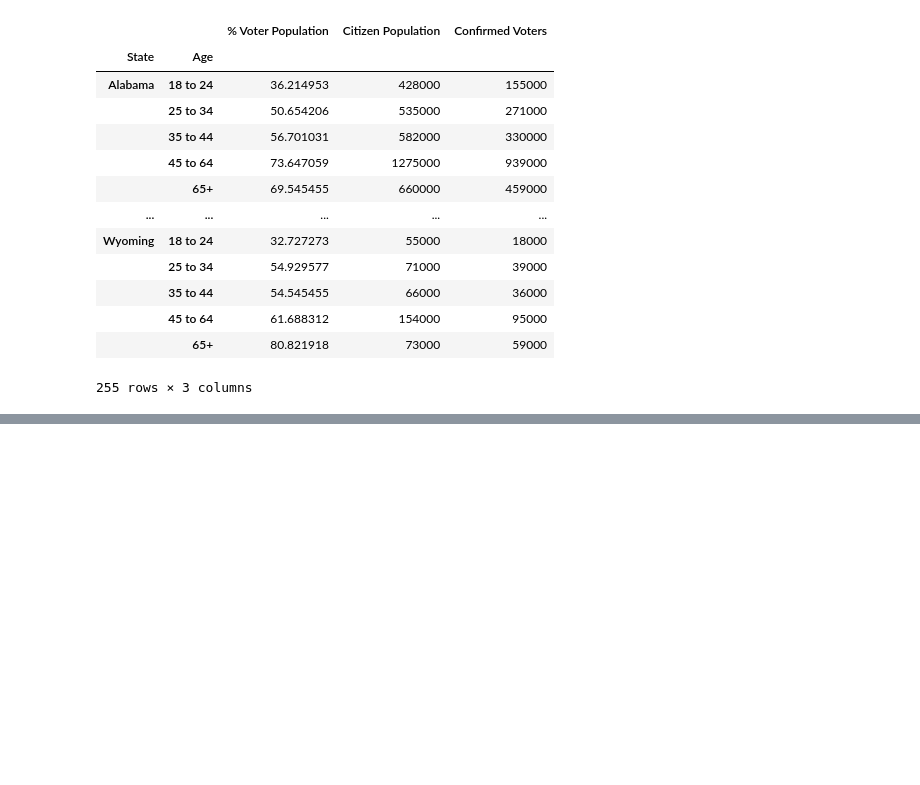
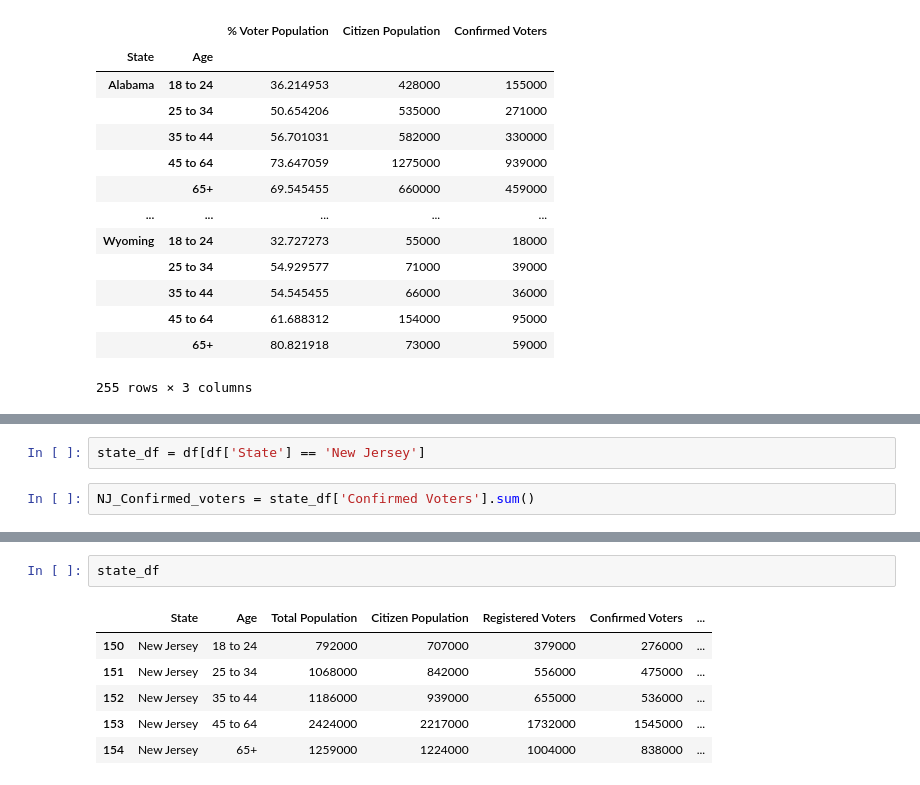
Before and after one commit to JeffreyAsuncion/Data_Analysis_2012_US_Voter_Data, a Jupyter notebook: US_Voter_2012.ipynb, the cells around one changed output, grey strips where cells are left out. Saved outputs shown, nothing was run; the diff lists cells and outputs as text; blank space fills up the shorter version.

```diff
--- a/US_Voter_2012.ipynb
+++ b/US_Voter_2012.ipynb
@@ -305,0 +359,4 @@ pivot2
+# %%
+state_df = df[df['State'] == 'New Jersey']
+# %%
+NJ_Confirmed_voters = state_df['Confirmed Voters'].sum()
@@ -305,0 +378,9 @@ pivot2
+# %%
+state_df
+# %% [output]
+|  | State | Age | Total Population | Citizen Population | Registered Voters | Confirmed Voters | ... |
+| 150 | New Jersey | 18 to 24 | 792000 | 707000 | 379000 | 276000 | ... |
+| 151 | New Jersey | 25 to 34 | 1068000 | 842000 | 556000 | 475000 | ... |
+| 152 | New Jersey | 35 to 44 | 1186000 | 939000 | 655000 | 536000 | ... |
+| 153 | New Jersey | 45 to 64 | 2424000 | 2217000 | 1732000 | 1545000 | ... |
+| 154 | New Jersey | 65+ | 1259000 | 1224000 | 1004000 | 838000 | ... |
```
Also changed, not shown: parts of 9 cells of this notebook.
